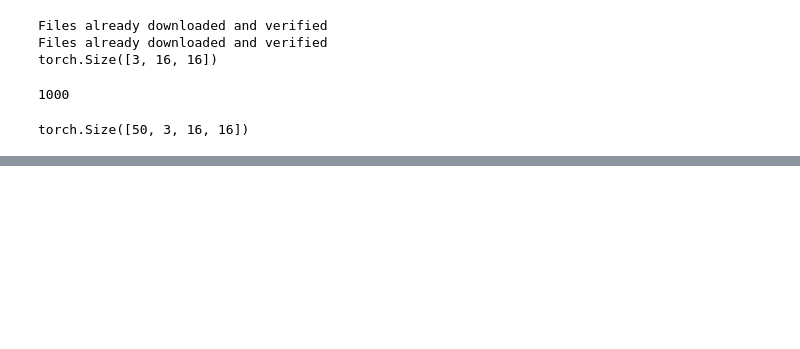
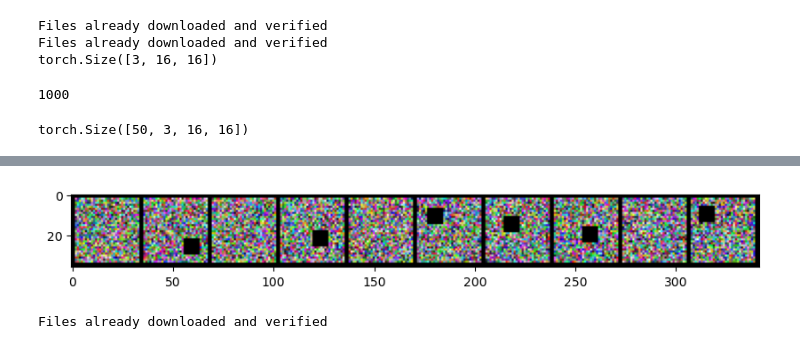
Before and after one commit to Edrient17/PyTorch_Practice, a Jupyter notebook: 4. 파이토치 기본/4.3 Dataloader.ipynb, the cells around one changed output, grey strips where cells are left out. Saved outputs shown, nothing was run; the diff lists cells and outputs as text; code cells hidden in the pictures; blank space fills up the shorter version.

```diff
--- a/4. 파이토치 기본/4.3 Dataloader.ipynb
+++ b/4. 파이토치 기본/4.3 Dataloader.ipynb
@@ -45,7 +45,7 @@ plt.show()  # 이미지 출력
 # 정리되지 않은 커스텀 데이터 불러오기
 
 train_images = np.random.randint(256, size=(100, 32, 32, 3))/255    # 32x32 크기의 랜덤 RGB 컬러 이미지 100개 생성
-train_labels = np.random.randint(10, size=(100))    # 100개의 랜덤 레이블 생성, 크기: 0~9
+train_labels = np.random.randint(2, size=(100, 1))    # 100개의 랜덤 레이블 생성, 크기: 0~9
 
 class TensorData(Dataset):
 
@@ -94,6 +94,7 @@ class MyDataset(Dataset):
     def __init__(self, x_data, y_data, transform=None):
         self.x_data = x_data
         self.y_data = y_data
+        self.transform = transform
         self.len = len(y_data)
         self.tensor = ToTensor()
 
@@ -113,3 +114,15 @@ class MyDataset(Dataset):
 trans = tr.Compose([ToTensor(), CutOut()])
 dataset1 = MyDataset(train_images, train_labels, transform = trans)
 train_loader1 = DataLoader(dataset1, batch_size = 10, shuffle = True)
+# %%
+import torchvision
+images1, labels1 = next(iter(train_loader1))
+
+def imshow(img):
+    plt.figure(figsize=(10, 100))
+    plt.imshow(img.permute(1, 2, 0).numpy())
+    plt.show()
+
+imshow(torchvision.utils.make_grid(images1, nrow=10))
+# %% [output]
+[figure, added]
@@ -115,0 +145,21 @@ train_loader1 = DataLoader(dataset1, batch_size = 10, shuffle = True)
+# %%
+class CutOut:
+    def __init__(self, ratio=0.5):
+        self.ratio = int(1/ratio)
+
+    def __call__(self, inputs):
+        active = int(np.random.randint(0, self.ratio, 1))
+
+        if active == 0:
+            _, w, h = inputs.size()
+            min_len = min(w, h)
+            box_size = int(min_len//4)
+            idx = int(np.random.randint(0, min_len-box_size, 1))
+            inputs[:, idx:idx+box_size, idx:idx+box_size] = 0
+
+        return inputs
+
+transf = tr.Compose([tr.Resize(128), tr.ToTensor(), CutOut()])
+trainset = torchvision.datasets.CIFAR10(root='./data', train=True, download=True, transform=transf)
+# %% [output]
+Files already downloaded and verified
```
Also changed, not shown: parts of 4 cells of this notebook.
